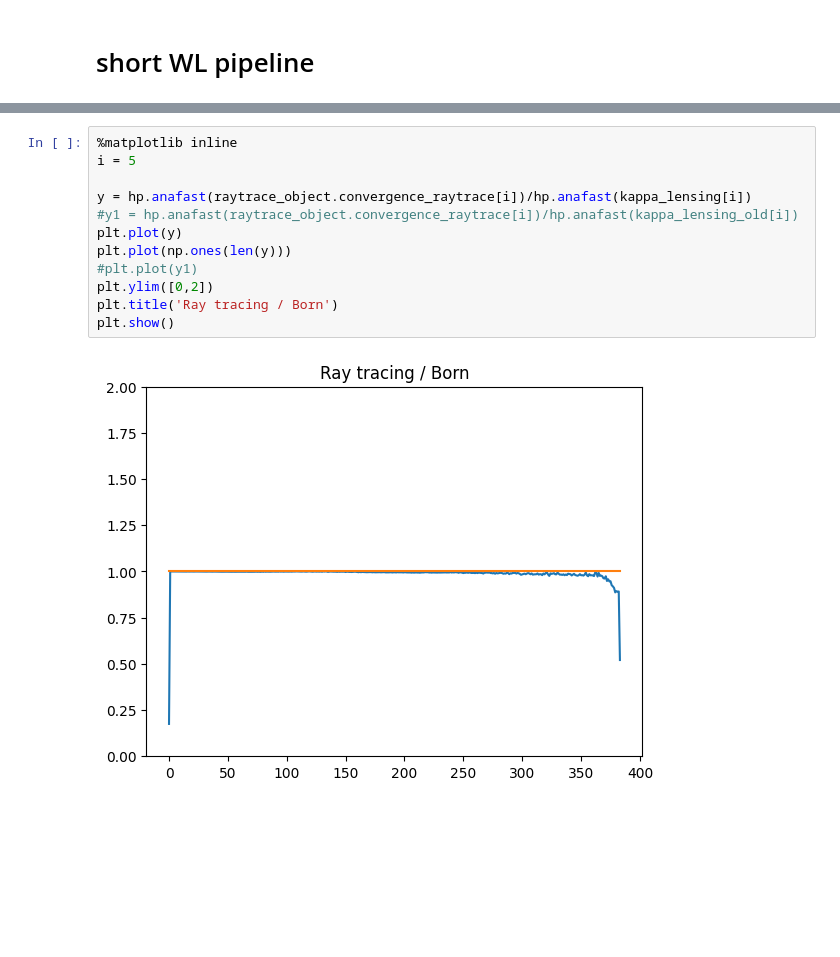
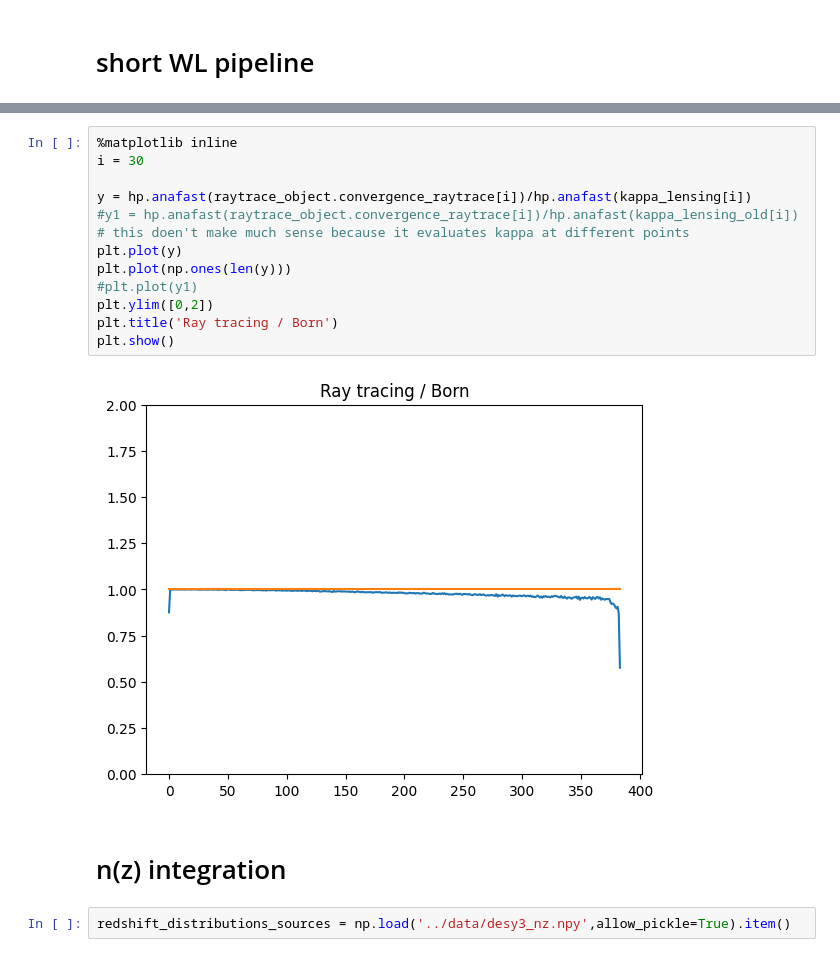
Before and after one commit to mgatti29/CMB_lensing_SBI, a Jupyter notebook: Notebooks/test_taytracing_simpler.ipynb, the cells around one changed output, grey strips where cells are left out. Saved outputs shown, nothing was run; the diff lists cells and outputs as text; blank space fills up the shorter version.

```diff
--- a/Notebooks/test_taytracing_simpler.ipynb
+++ b/Notebooks/test_taytracing_simpler.ipynb
@@ -88,15 +91,19 @@ for i in frogress.bar(np.arange(1,kappa_lensing.shape[0])):
 100.0% | [##########] | Progress: 68 / 68 | Time: 0.6s | ETA: --0sss
 # %%
 %matplotlib inline
-i = 5
+i = 30
 
 y = hp.anafast(raytrace_object.convergence_raytrace[i])/hp.anafast(kappa_lensing[i])
-#y1 = hp.anafast(raytrace_object.convergence_raytrace[i])/hp.anafast(kappa_lensing_old[i])
+#y1 = hp.anafast(raytrace_object.convergence_raytrace[i])/hp.anafast(kappa_lensing_old[i]) # this doen't make much sense because it evaluates kappa at different points
 plt.plot(y)
 plt.plot(np.ones(len(y)))
 #plt.plot(y1)
 plt.ylim([0,2])
 plt.title('Ray tracing / Born')
 plt.show()
 # %% [output]
-[figure, old version]
+[figure, new version]
+# %% [markdown]
+# n(z) integration
+# %%
+redshift_distributions_sources = np.load('../data/desy3_nz.npy',allow_pickle=True).item()
```
Also changed, not shown: parts of 3 cells of this notebook, 1 other file.
